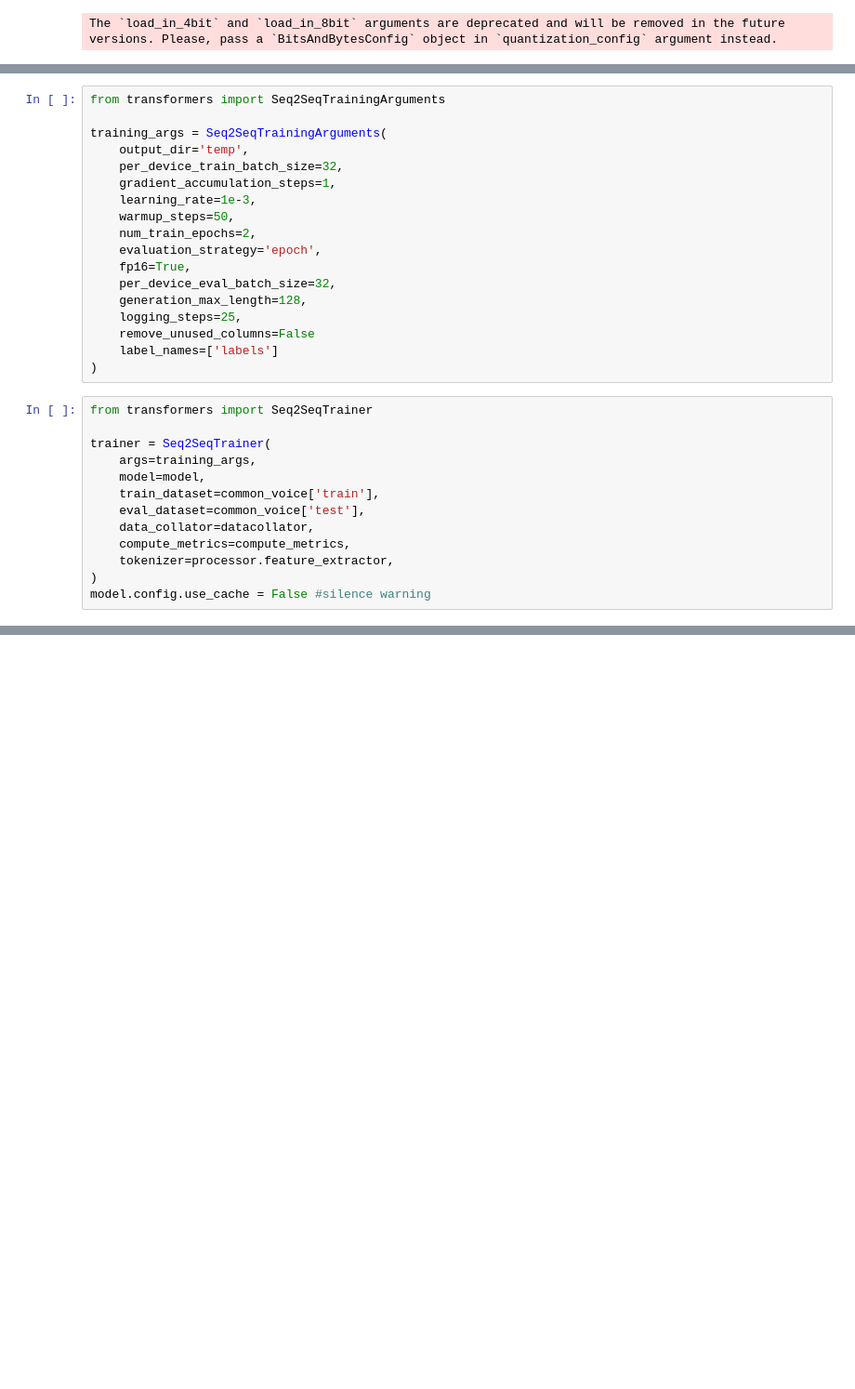
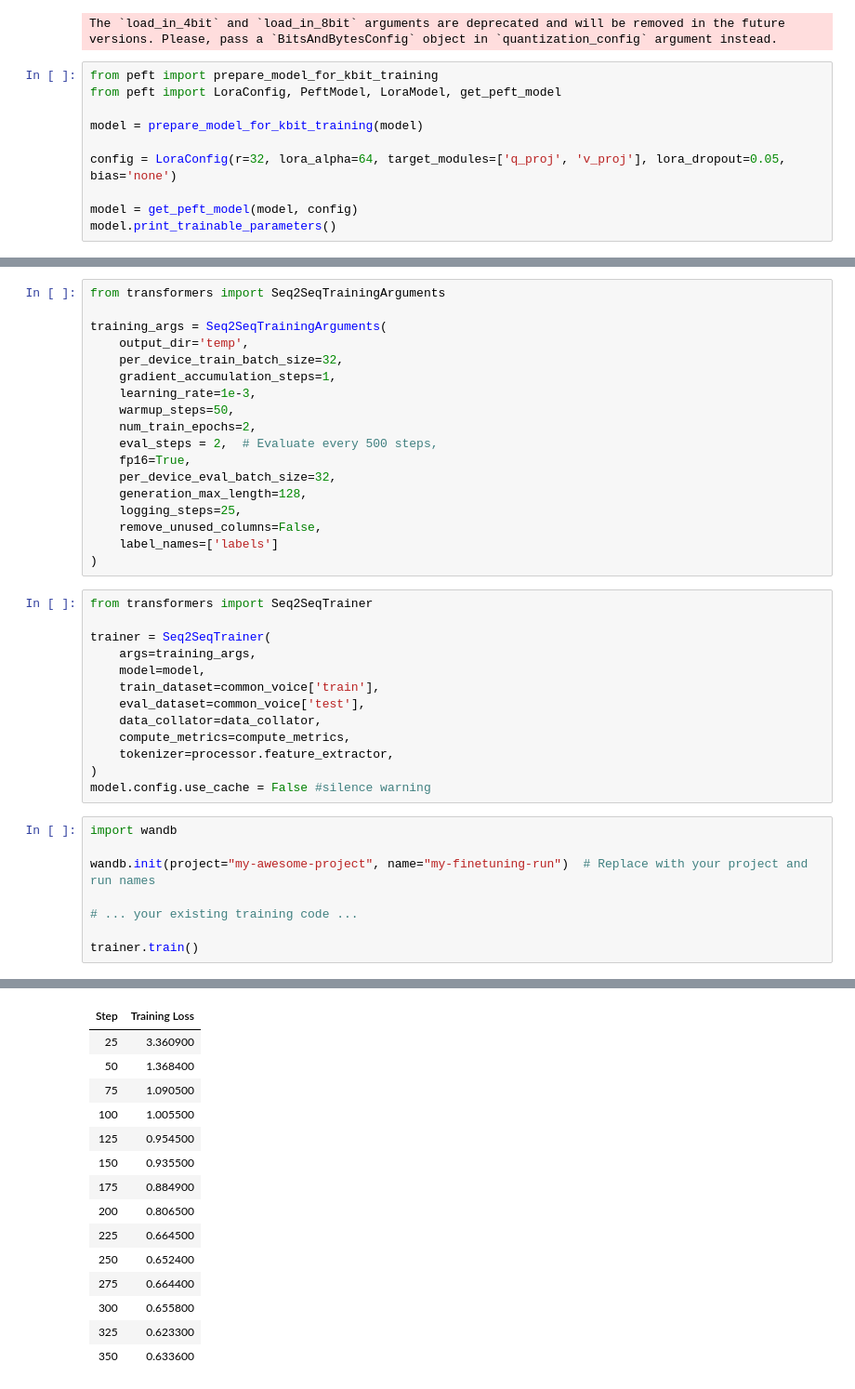
Before and after one commit to Nur9702/DeepLearn, a Jupyter notebook: Speech_to_text.ipynb, the cells around one changed output, grey strips where cells are left out. Shown: that part at 93% size. Cells and saved outputs as stored; diff of their text form; blank space fills up the shorter version.

```diff
--- a/Speech_to_text.ipynb
+++ b/Speech_to_text.ipynb
@@ -246,3 +252,13 @@ from transformers import WhisperForConditionalGeneration
 model = WhisperForConditionalGeneration.from_pretrained(model_name_or_path, load_in_8bit=True, device_map='auto')
 # %% [output]
 The `load_in_4bit` and `load_in_8bit` arguments are deprecated and will be removed in the future versions. Please, pass a `BitsAndBytesConfig` object in `quantization_config` argument instead.
+# %%
+from peft import prepare_model_for_kbit_training
+from peft import LoraConfig, PeftModel, LoraModel, get_peft_model
+
+model = prepare_model_for_kbit_training(model)
+
+config = LoraConfig(r=32, lora_alpha=64, target_modules=['q_proj', 'v_proj'], lora_dropout=0.05, bias='none')
+
+model = get_peft_model(model, config)
+model.print_trainable_parameters()
@@ -256,12 +274,12 @@ training_args = Seq2SeqTrainingArguments(
     learning_rate=1e-3,
     warmup_steps=50,
     num_train_epochs=2,
-    evaluation_strategy='epoch',
+    eval_steps = 2,  # Evaluate every 500 steps,
     fp16=True,
     per_device_eval_batch_size=32,
     generation_max_length=128,
     logging_steps=25,
-    remove_unused_columns=False
+    remove_unused_columns=False,
     label_names=['labels']
 )
 # %%
@@ -272,8 +290,17 @@ trainer = Seq2SeqTrainer(
     model=model,
     train_dataset=common_voice['train'],
     eval_dataset=common_voice['test'],
-    data_collator=datacollator,
+    data_collator=data_collator,
     compute_metrics=compute_metrics,
     tokenizer=processor.feature_extractor,
 )
 model.config.use_cache = False #silence warning
+# %%
+import wandb
+
+wandb.init(project="my-awesome-project", name="my-finetuning-run")  # Replace with your project and run names
+
+# ... your existing training code ...
+
+trainer.train()
+# %% [output]
@@ -279,0 +323,15 @@ model.config.use_cache = False #silence warning
+| Step | Training Loss |
+| 25 | 3.360900 |
+| 50 | 1.368400 |
+| 75 | 1.090500 |
+| 100 | 1.005500 |
+| 125 | 0.954500 |
+| 150 | 0.935500 |
+| 175 | 0.884900 |
+| 200 | 0.806500 |
+| 225 | 0.664500 |
+| 250 | 0.652400 |
+| 275 | 0.664400 |
+| 300 | 0.655800 |
+| 325 | 0.623300 |
+| 350 | 0.633600 |
```
Also changed, not shown: parts of 12 cells of this notebook.
